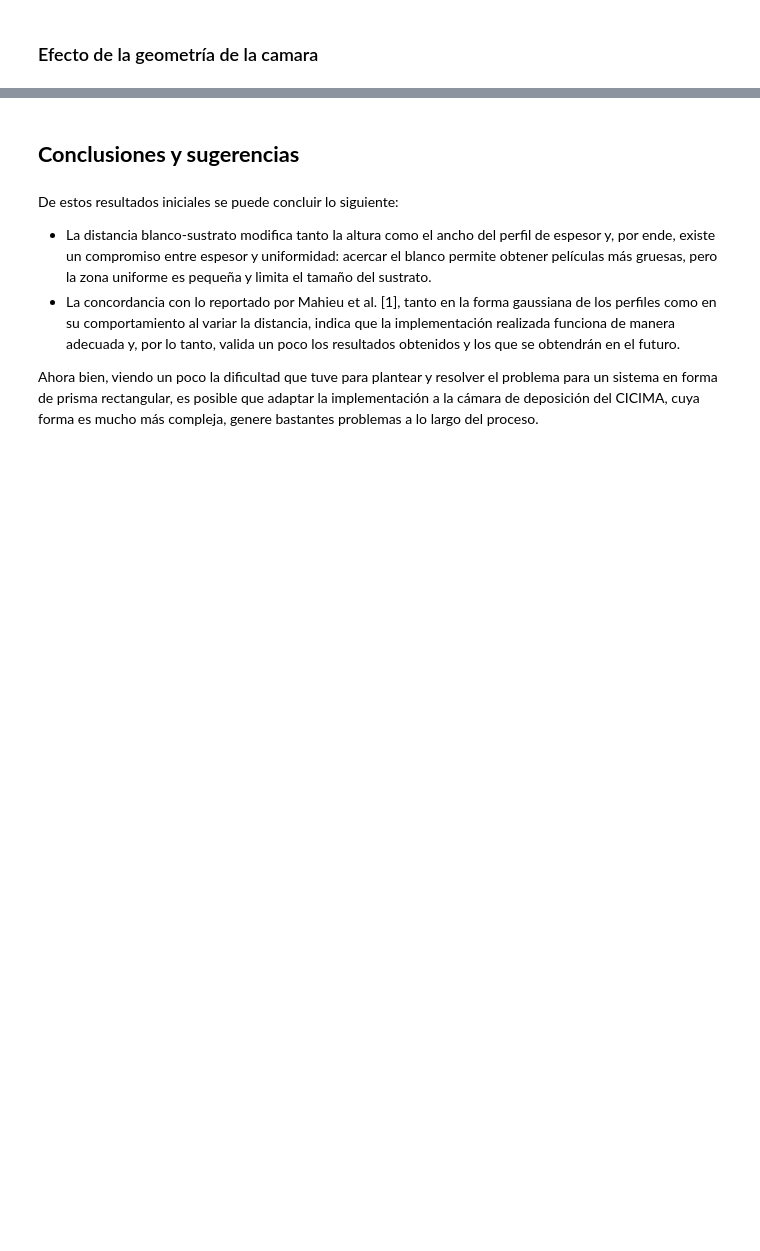
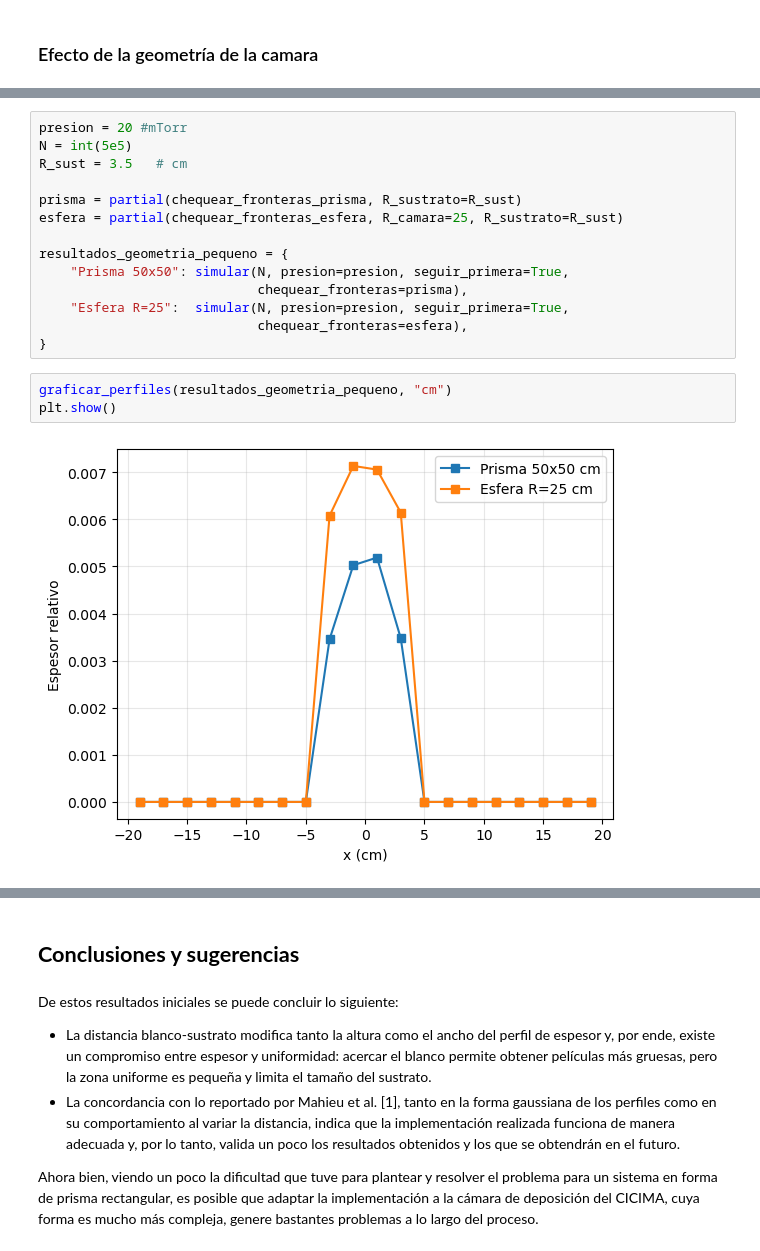
Before and after one commit to alexsandive/Monte-Carlo-Sputtering-Simulation_Proyecto-FS0200, a Jupyter notebook: Proyecto_AlexanderSancho.ipynb, the cells around one changed output, grey strips where cells are left out. Cells and saved outputs as stored; diff of their text form; blank space fills up the shorter version.

```diff
--- a/Proyecto_AlexanderSancho.ipynb
+++ b/Proyecto_AlexanderSancho.ipynb
@@ -1271,0 +1322,19 @@ plt.show()
+# %%
+presion = 20 #mTorr
+N = int(5e5)
+R_sust = 3.5   # cm
+
+prisma = partial(chequear_fronteras_prisma, R_sustrato=R_sust)
+esfera = partial(chequear_fronteras_esfera, R_camara=25, R_sustrato=R_sust)
+
+resultados_geometria_pequeno = {
+    "Prisma 50x50": simular(N, presion=presion, seguir_primera=True,
+                            chequear_fronteras=prisma),
+    "Esfera R=25":  simular(N, presion=presion, seguir_primera=True,
+                            chequear_fronteras=esfera),
+}
+# %%
+graficar_perfiles(resultados_geometria_pequeno, "cm")
+plt.show()
+# %% [output]
+[figure, added]
```
Also changed, not shown: parts of 24 cells of this notebook.
